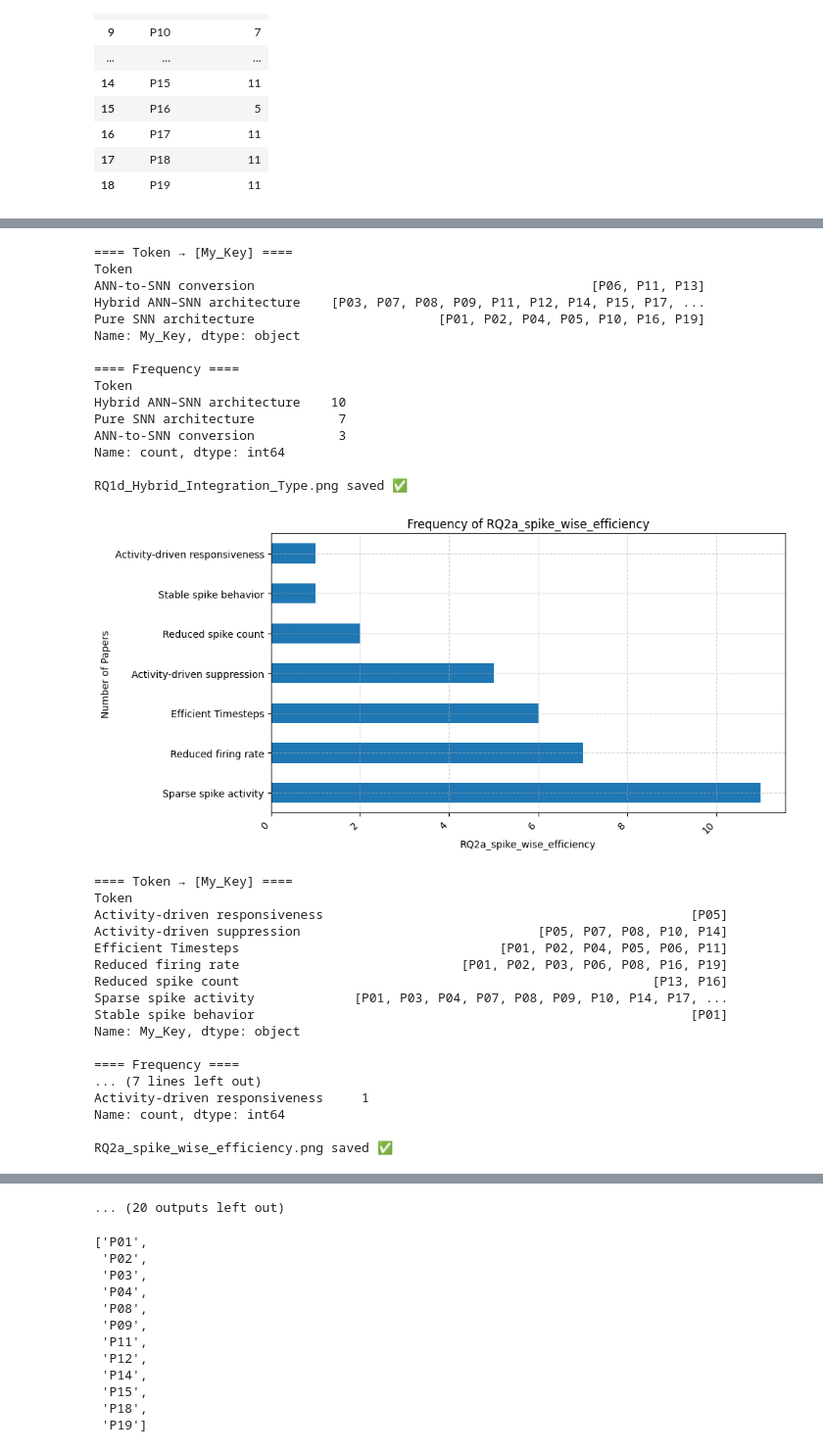
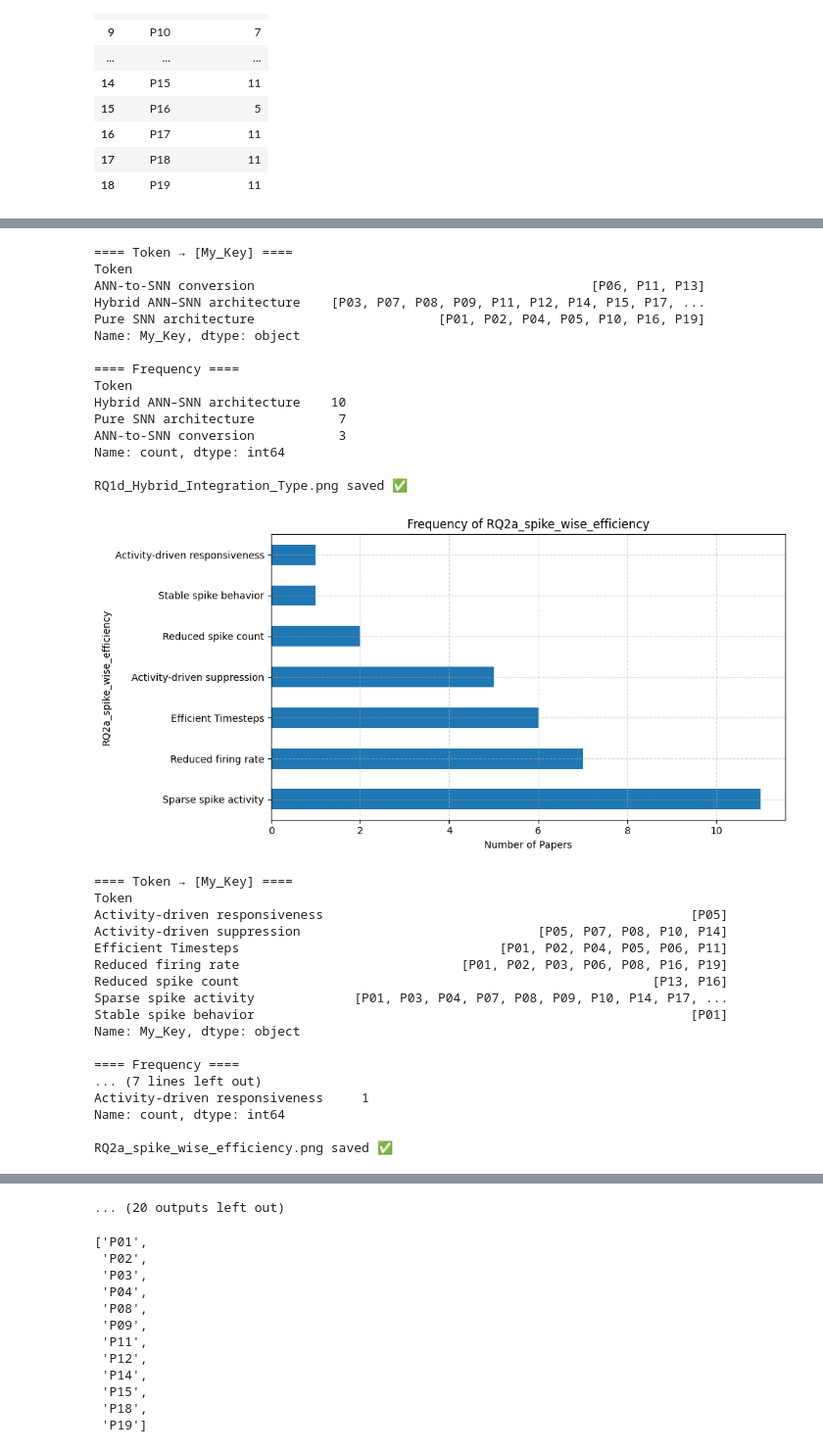
Before and after one commit to ZohoorAlmalkiUQU/SLR_Analysis_of_Results, a Jupyter notebook: SLR_DataExtraction.ipynb, the cells around one changed output, grey strips where cells are left out. Shown at 98% size. Drawn from its saved outputs; the diff is of its cells as text; code cells hidden in the pictures.

```diff
--- a/SLR_DataExtraction.ipynb
+++ b/SLR_DataExtraction.ipynb
@@ -145,9 +145,10 @@ def analyze_tokens_with_keys(
 
 
     plt.xlabel(xlabel)
-    plt.ylabel("Number of Papers")
+    plt.xlabel("Number of Papers")
+    plt.ylabel(xlabel)
     plt.title(title)
-    plt.xticks(rotation=45, ha="right")
+
     plt.grid(True, linestyle="--", alpha=0.5)
     plt.tight_layout()
 
@@ -258,19 +259,19 @@ RQ1c_Training_mechanism.png saved ✅
 ==== Token → [My_Key] ====
 Token
 ANN-to-SNN conversion                                            [P06, P11, P13]
 Hybrid ANN–SNN architecture    [P03, P07, P08, P09, P11, P12, P14, P15, P17, ...
 Pure SNN architecture                        [P01, P02, P04, P05, P10, P16, P19]
 Name: My_Key, dtype: object
 
 ==== Frequency ====
 Token
 Hybrid ANN–SNN architecture    10
 Pure SNN architecture           7
 ANN-to-SNN conversion           3
 Name: count, dtype: int64
 
 RQ1d_Hybrid_Integration_Type.png saved ✅
-[figure, old version]
+[figure, new version]
 ==== Token → [My_Key] ====
 Token
 Activity-driven responsiveness                                                [P05]
```
Also changed, not shown: parts of 2 cells of this notebook, 20 other files.
